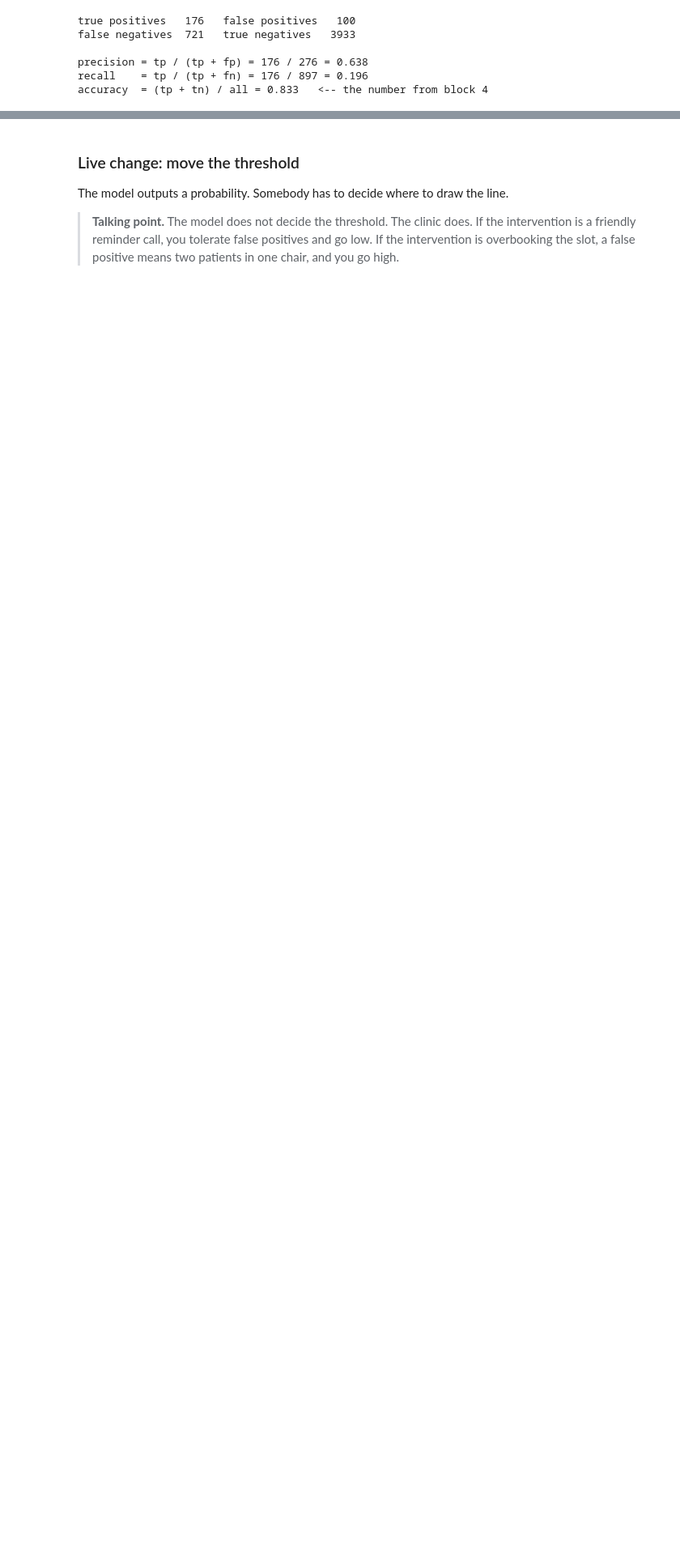
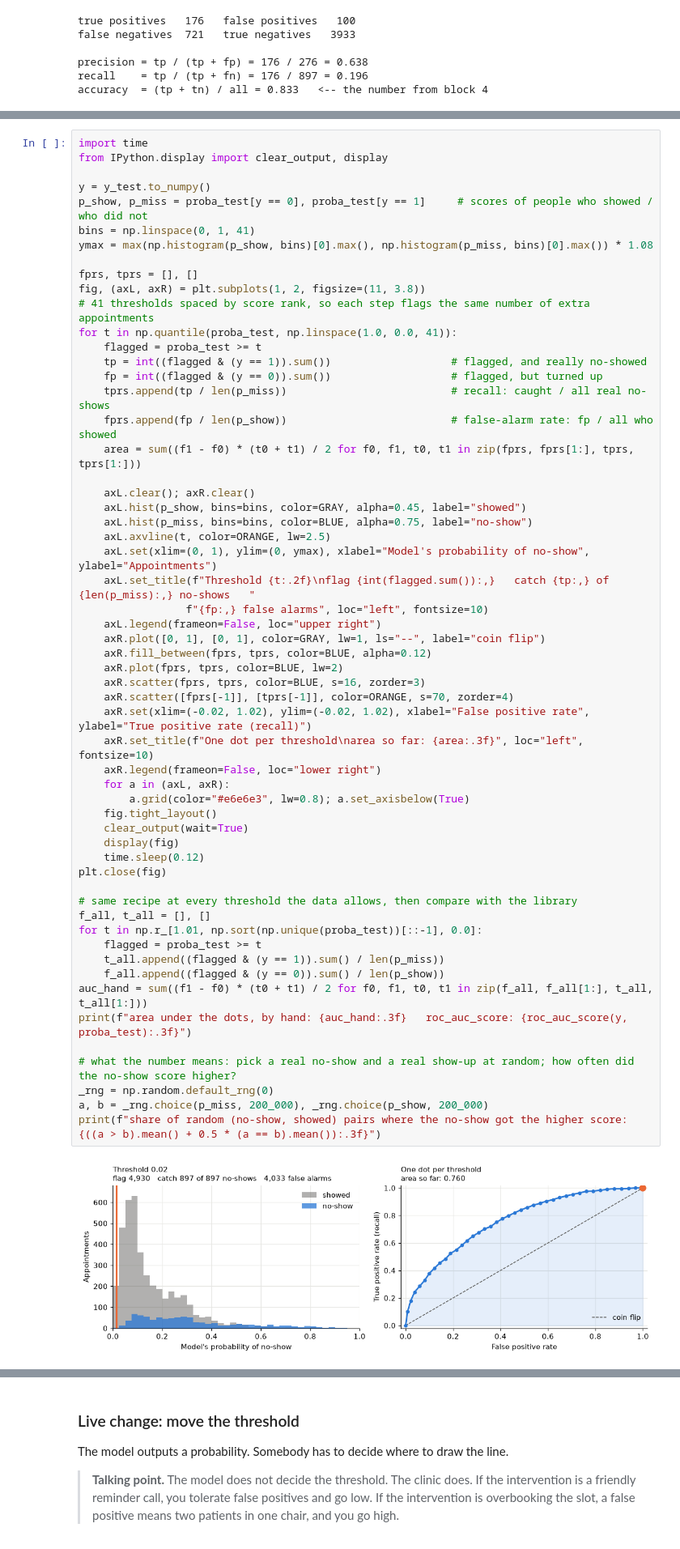
Before and after one commit to andyogah/no-show-ml-demo, a Jupyter notebook: notebooks/backup/no_show_classic_ml_prerun.ipynb, the cells around one changed output, grey strips where cells are left out. Shown at 81% size. Saved outputs shown, nothing was run; the diff lists cells and outputs as text; blank space fills up the shorter version.

Commit message:
Block 5: build the ROC curve live, one threshold at a time, with the by-hand area matching roc_auc_score

```diff
--- a/notebooks/backup/no_show_classic_ml_prerun.ipynb
+++ b/notebooks/backup/no_show_classic_ml_prerun.ipynb
@@ -635,0 +644,59 @@ ROC AUC: 0.761
+# %%
+import time
+from IPython.display import clear_output, display
+
+y = y_test.to_numpy()
+p_show, p_miss = proba_test[y == 0], proba_test[y == 1]     # scores of people who showed / who did not
+bins = np.linspace(0, 1, 41)
+ymax = max(np.histogram(p_show, bins)[0].max(), np.histogram(p_miss, bins)[0].max()) * 1.08
+
+fprs, tprs = [], []
+fig, (axL, axR) = plt.subplots(1, 2, figsize=(11, 3.8))
+# 41 thresholds spaced by score rank, so each step flags the same number of extra appointments
+for t in np.quantile(proba_test, np.linspace(1.0, 0.0, 41)):
+    flagged = proba_test >= t
+    tp = int((flagged & (y == 1)).sum())                   # flagged, and really no-showed
+    fp = int((flagged & (y == 0)).sum())                   # flagged, but turned up
+    tprs.append(tp / len(p_miss))                          # recall: caught / all real no-shows
+    fprs.append(fp / len(p_show))                          # false-alarm rate: fp / all who showed
+    area = sum((f1 - f0) * (t0 + t1) / 2 for f0, f1, t0, t1 in zip(fprs, fprs[1:], tprs, tprs[1:]))
+
+    axL.clear(); axR.clear()
+    axL.hist(p_show, bins=bins, color=GRAY, alpha=0.45, label="showed")
+    axL.hist(p_miss, bins=bins, color=BLUE, alpha=0.75, label="no-show")
+    axL.axvline(t, color=ORANGE, lw=2.5)
+    axL.set(xlim=(0, 1), ylim=(0, ymax), xlabel="Model's probability of no-show", ylabel="Appointments")
+    axL.set_title(f"Threshold {t:.2f}\nflag {int(flagged.sum()):,}   catch {tp:,} of {len(p_miss):,} no-shows   "
+                 f"{fp:,} false alarms", loc="left", fontsize=10)
+    axL.legend(frameon=False, loc="upper right")
+    axR.plot([0, 1], [0, 1], color=GRAY, lw=1, ls="--", label="coin flip")
+    axR.fill_between(fprs, tprs, color=BLUE, alpha=0.12)
+    axR.plot(fprs, tprs, color=BLUE, lw=2)
+    axR.scatter(fprs, tprs, color=BLUE, s=16, zorder=3)
+    axR.scatter([fprs[-1]], [tprs[-1]], color=ORANGE, s=70, zorder=4)
+    axR.set(xlim=(-0.02, 1.02), ylim=(-0.02, 1.02), xlabel="False positive rate", ylabel="True positive rate (recall)")
+    axR.set_title(f"One dot per threshold\narea so far: {area:.3f}", loc="left", fontsize=10)
+    axR.legend(frameon=False, loc="lower right")
+    for a in (axL, axR):
+        a.grid(color="#e6e6e3", lw=0.8); a.set_axisbelow(True)
+    fig.tight_layout()
+    clear_output(wait=True)
+    display(fig)
+    time.sleep(0.12)
+plt.close(fig)
+
+# same recipe at every threshold the data allows, then compare with the library
+f_all, t_all = [], []
+for t in np.r_[1.01, np.sort(np.unique(proba_test))[::-1], 0.0]:
+    flagged = proba_test >= t
+    t_all.append((flagged & (y == 1)).sum() / len(p_miss))
+    f_all.append((flagged & (y == 0)).sum() / len(p_show))
+auc_hand = sum((f1 - f0) * (t0 + t1) / 2 for f0, f1, t0, t1 in zip(f_all, f_all[1:], t_all, t_all[1:]))
+print(f"area under the dots, by hand: {auc_hand:.3f}   roc_auc_score: {roc_auc_score(y, proba_test):.3f}")
+
+# what the number means: pick a real no-show and a real show-up at random; how often did the no-show score higher?
+_rng = np.random.default_rng(0)
+a, b = _rng.choice(p_miss, 200_000), _rng.choice(p_show, 200_000)
+print(f"share of random (no-show, showed) pairs where the no-show got the higher score: {((a > b).mean() + 0.5 * (a == b).mean()):.3f}")
+# %% [output]
+[figure, added]
```
Also changed, not shown: parts of 5 cells of this notebook, 4 other files.
